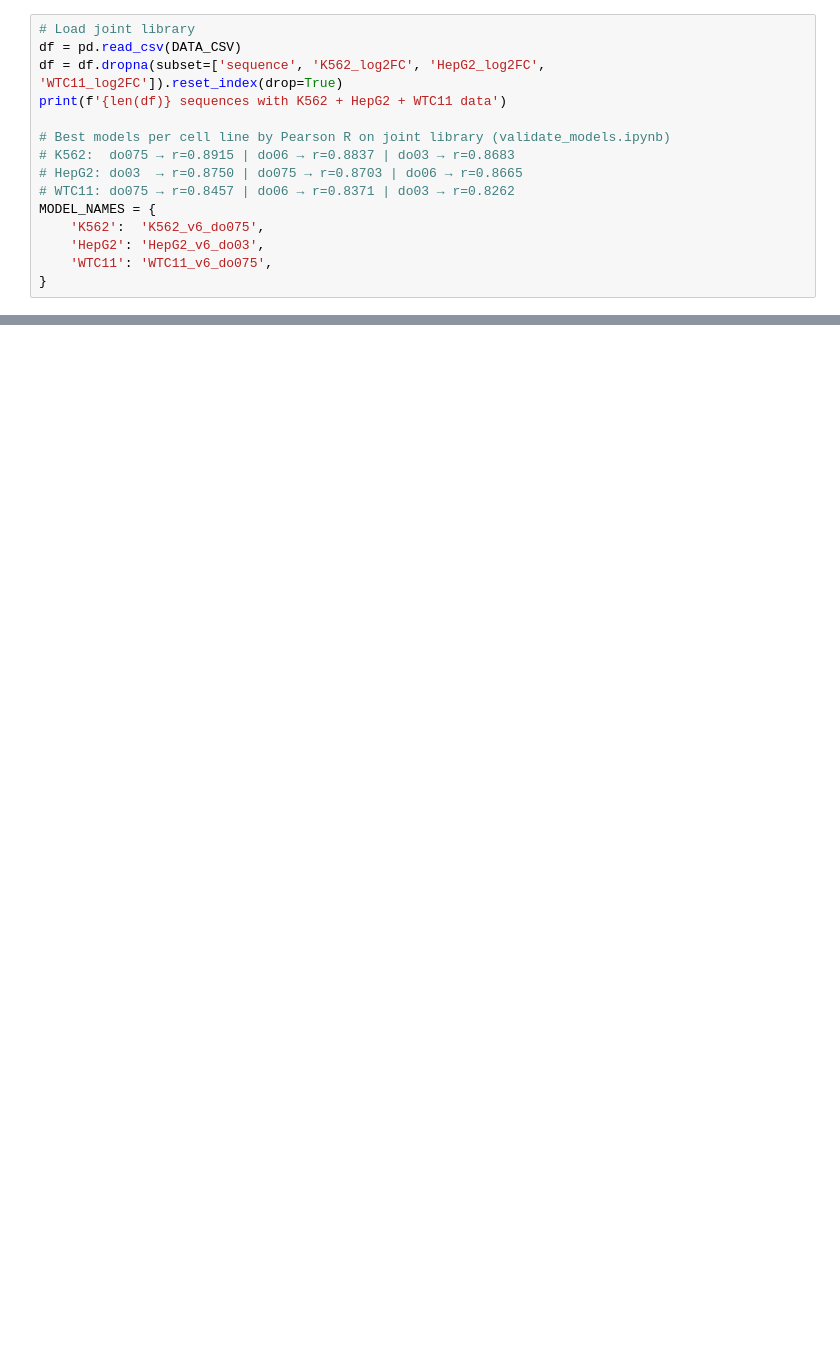
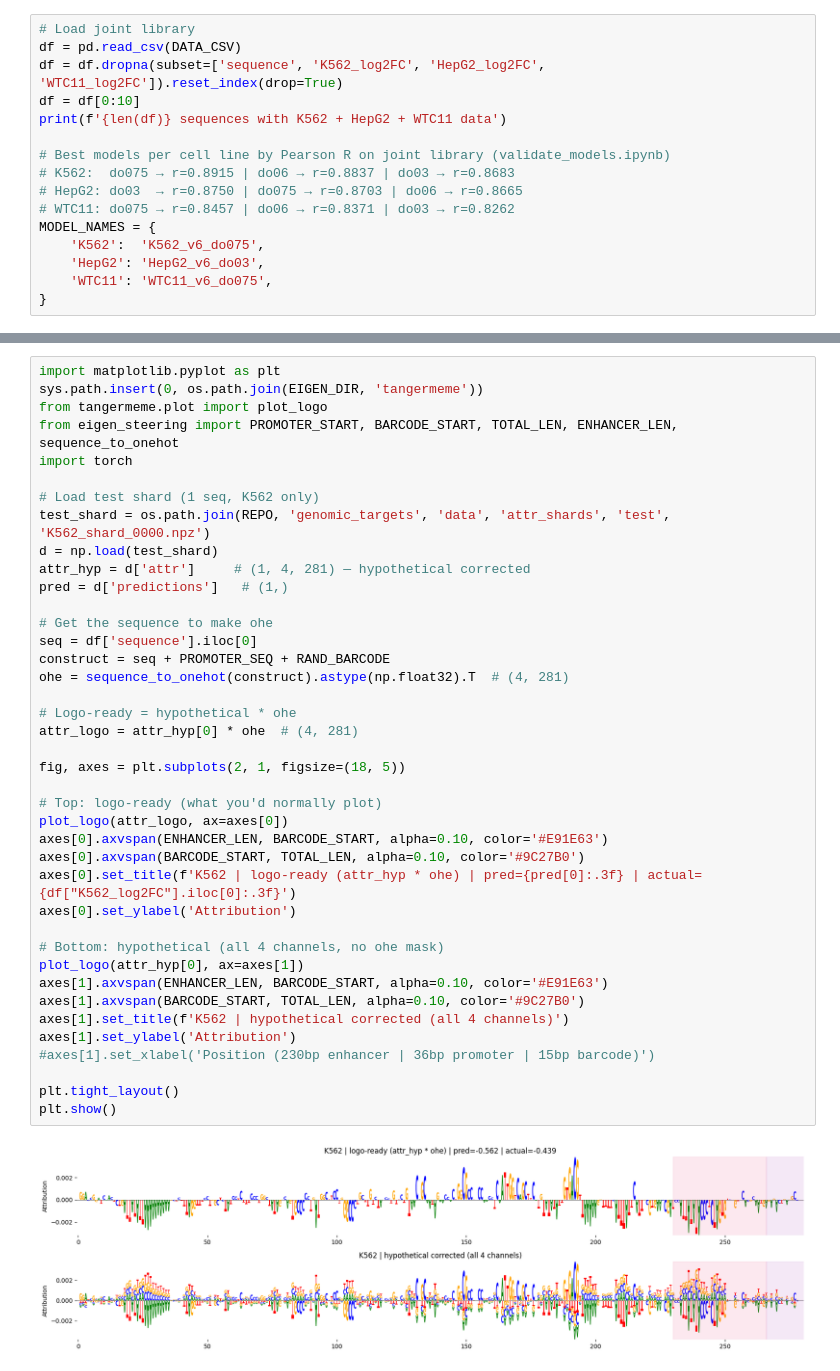
Before and after one commit to pabmantilla/Hippo_dependency_mpra, a Jupyter notebook: genomic_targets/scripts/eigen_interactions_filtering.ipynb, the cells around one changed output, grey strips where cells are left out. Drawn from its saved outputs; the diff is of its cells as text; blank space fills up the shorter version.

```diff
--- a/genomic_targets/scripts/eigen_interactions_filtering.ipynb
+++ b/genomic_targets/scripts/eigen_interactions_filtering.ipynb
@@ -49,6 +65,7 @@ print(f'Eigen-interactions loaded from {EIGEN_DIR}')
 # Load joint library
 df = pd.read_csv(DATA_CSV)
 df = df.dropna(subset=['sequence', 'K562_log2FC', 'HepG2_log2FC', 'WTC11_log2FC']).reset_index(drop=True)
+df = df[0:10]
 print(f'{len(df)} sequences with K562 + HepG2 + WTC11 data')
 
 # Best models per cell line by Pearson R on joint library (validate_models.ipynb)
@@ -62,0 +99,42 @@ MODEL_NAMES = {
+# %%
+import matplotlib.pyplot as plt
+sys.path.insert(0, os.path.join(EIGEN_DIR, 'tangermeme'))
+from tangermeme.plot import plot_logo
+from eigen_steering import PROMOTER_START, BARCODE_START, TOTAL_LEN, ENHANCER_LEN, sequence_to_onehot
+import torch
+
+# Load test shard (1 seq, K562 only)
+test_shard = os.path.join(REPO, 'genomic_targets', 'data', 'attr_shards', 'test', 'K562_shard_0000.npz')
+d = np.load(test_shard)
+attr_hyp = d['attr']     # (1, 4, 281) — hypothetical corrected
+pred = d['predictions']   # (1,)
+
+# Get the sequence to make ohe
+seq = df['sequence'].iloc[0]
+construct = seq + PROMOTER_SEQ + RAND_BARCODE
+ohe = sequence_to_onehot(construct).astype(np.float32).T  # (4, 281)
+
+# Logo-ready = hypothetical * ohe
+attr_logo = attr_hyp[0] * ohe  # (4, 281)
+
+fig, axes = plt.subplots(2, 1, figsize=(18, 5))
+
+# Top: logo-ready (what you'd normally plot)
+plot_logo(attr_logo, ax=axes[0])
+axes[0].axvspan(ENHANCER_LEN, BARCODE_START, alpha=0.10, color='#E91E63')
+axes[0].axvspan(BARCODE_START, TOTAL_LEN, alpha=0.10, color='#9C27B0')
+axes[0].set_title(f'K562 | logo-ready (attr_hyp * ohe) | pred={pred[0]:.3f} | actual={df["K562_log2FC"].iloc[0]:.3f}')
+axes[0].set_ylabel('Attribution')
+
+# Bottom: hypothetical (all 4 channels, no ohe mask)
+plot_logo(attr_hyp[0], ax=axes[1])
+axes[1].axvspan(ENHANCER_LEN, BARCODE_START, alpha=0.10, color='#E91E63')
+axes[1].axvspan(BARCODE_START, TOTAL_LEN, alpha=0.10, color='#9C27B0')
+axes[1].set_title(f'K562 | hypothetical corrected (all 4 channels)')
+axes[1].set_ylabel('Attribution')
+#axes[1].set_xlabel('Position (230bp enhancer | 36bp promoter | 15bp barcode)')
+
+plt.tight_layout()
+plt.show()
+# %% [output]
+[figure, added]
```
Also changed, not shown: parts of 4 cells of this notebook, 1 other file.
